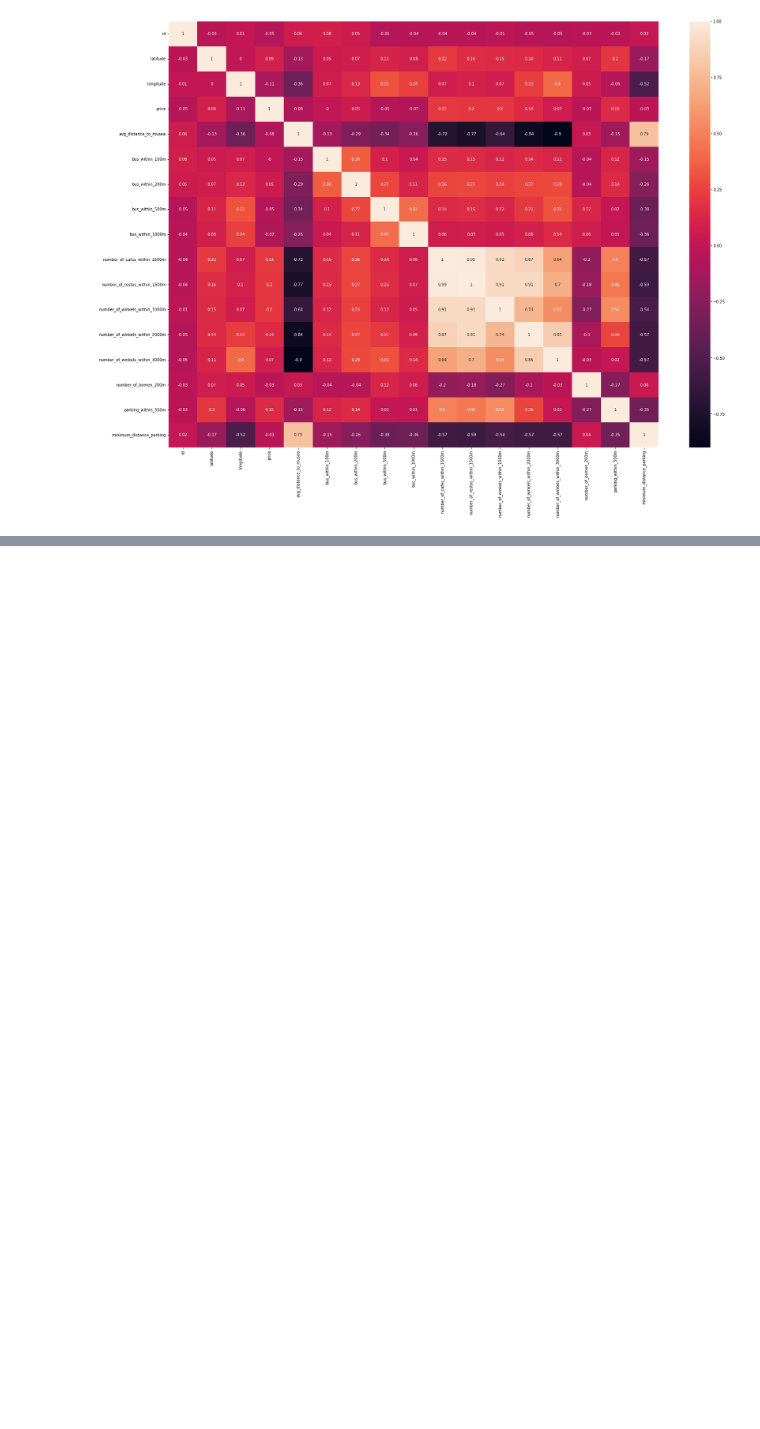
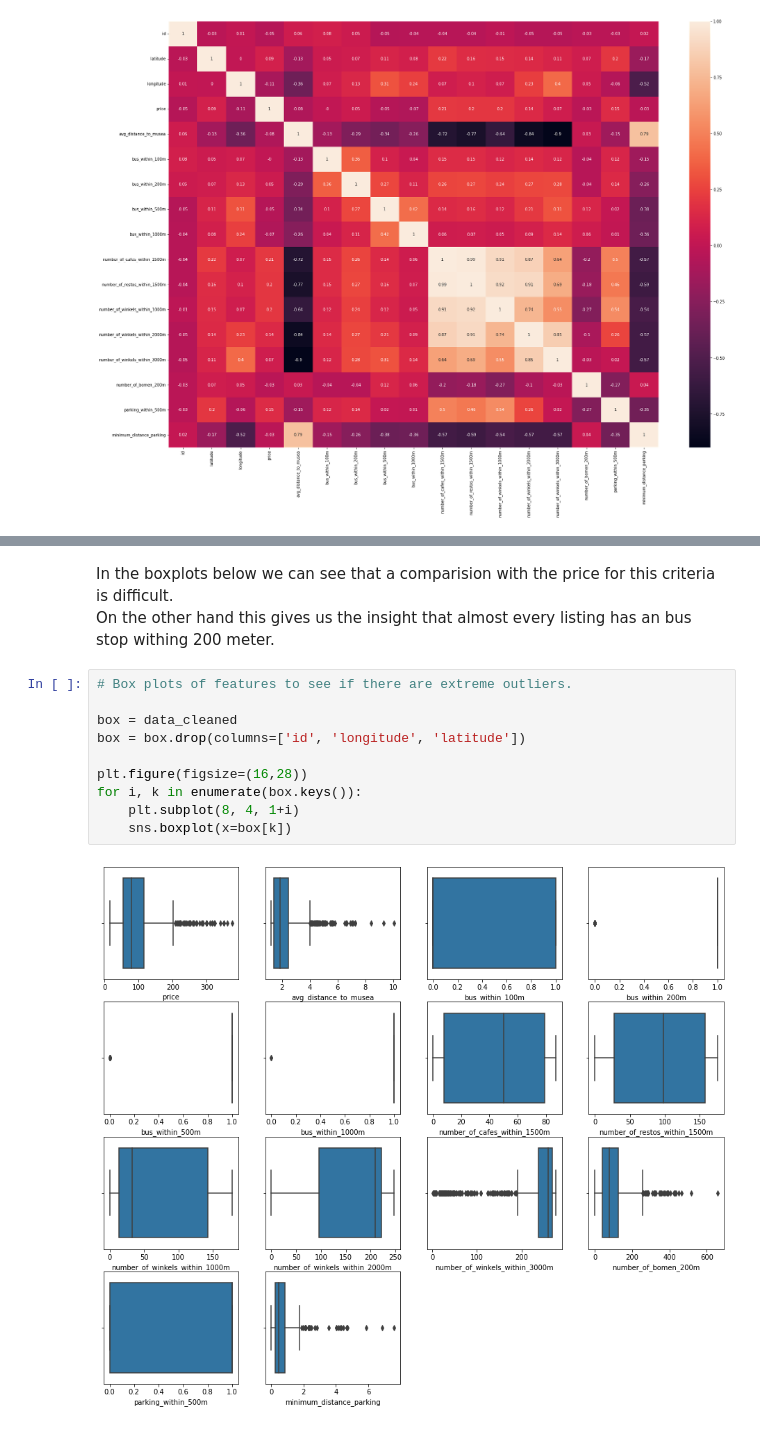
Before and after one commit to tibovdc/ProjectML, a Jupyter notebook: Sprint3_2.ipynb, the cells around one changed output, grey strips where cells are left out. Drawn from its saved outputs; the diff is of its cells as text; blank space fills up the shorter version.

```diff
--- a/Sprint3_2.ipynb
+++ b/Sprint3_2.ipynb
@@ -434,0 +419,15 @@ sns.heatmap(data=correlation_matrix, annot=True)
+# %% [markdown]
+In the boxplots below we can see that a comparision with the price for this criteria is difficult.
+On the other hand this gives us the insight that almost every listing has an bus stop withing 200 meter.
+# %%
+# Box plots of features to see if there are extreme outliers.
+
+box = data_cleaned
+box = box.drop(columns=['id', 'longitude', 'latitude'])
+
+plt.figure(figsize=(16,28))
+for i, k in enumerate(box.keys()):
+    plt.subplot(8, 4, 1+i)
+    sns.boxplot(x=box[k])
+# %% [output]
+[figure, added]
```
Also changed, not shown: parts of 50 cells of this notebook.
